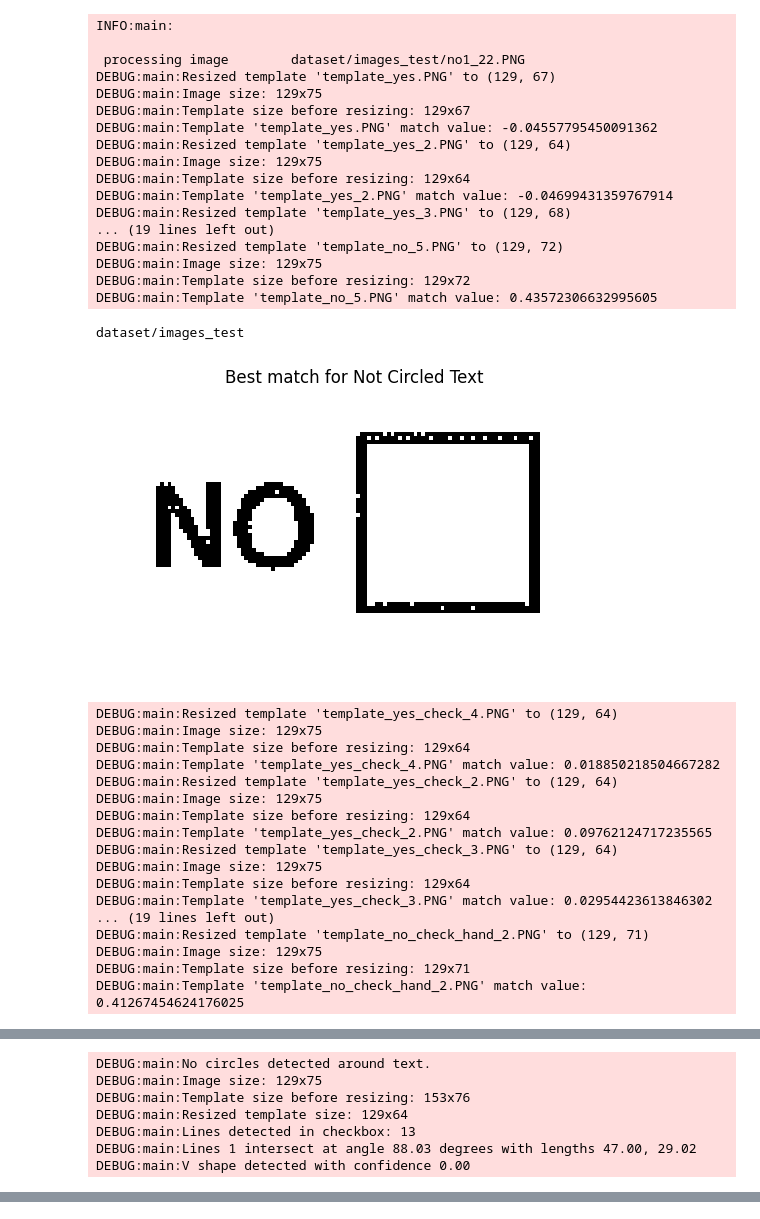
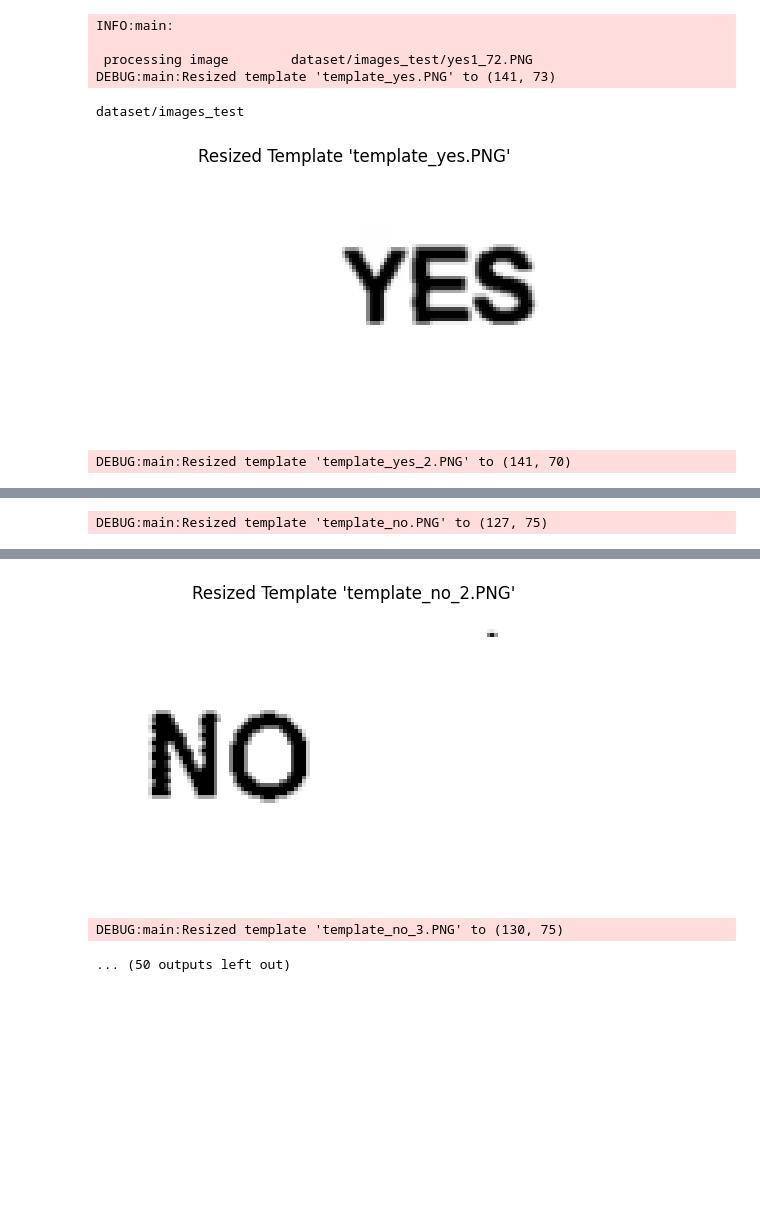
Before and after one commit to bruvio/image_detection, a Jupyter notebook: notebook.ipynb, the cells around one changed output, grey strips where cells are left out. Cells and saved outputs as stored; diff of their text form; code cells hidden in the pictures; blank space fills up the shorter version.

```diff
--- a/notebook.ipynb
+++ b/notebook.ipynb
@@ -65,67 +65,41 @@ for file_name in image_paths:
     # "no1_96",
     # "no1_97",
     # "yes1_79",
+    # "yes1_71",
+    "yes1_72",
+    # "yes1_76",
     # "no1_27",
     # "no1_2",
     # "no4",
     # "no1_71",
     # "yes1_60",
-    "no1_22"
+    # "no1_22"
 ]
 
     if name  in unique_strings:
     # if name  in unique_strings or 1:
     # break
 
-        result_payload = process_image(full_file_path, threshold=threshold, show_plots=True)
+        result_payload = process_image(full_file_path, threshold=threshold, show_plots=True, align=False, allow_resize=True)
         LOGGER.info(result_payload)
 
 
 
         # Save the resulting images with green or red text
         output_directory = 'results'
         file_name_prefix = os.path.splitext(os.path.basename(filename))[0]  # Use the original file name as prefix
         image = cv2.imread(full_file_path)
         annotated_image_path = annotate_image(
             image=image,
             result_payload=result_payload,
             output_path=output_directory,
             file_name_prefix=file_name_prefix,
         )
 # %% [output]
 INFO:main:
 
- processing image        dataset/images_test/no1_22.PNG
-DEBUG:main:Resized template 'template_yes.PNG' to (129, 67)
-DEBUG:main:Image size: 129x75
-DEBUG:main:Template size before resizing: 129x67
-DEBUG:main:Template 'template_yes.PNG' match value: -0.04557795450091362
-DEBUG:main:Resized template 'template_yes_2.PNG' to (129, 64)
-DEBUG:main:Image size: 129x75
-DEBUG:main:Template size before resizing: 129x64
-DEBUG:main:Template 'template_yes_2.PNG' match value: -0.04699431359767914
-DEBUG:main:Resized template 'template_yes_3.PNG' to (129, 68)
-... (19 lines left out)
-DEBUG:main:Resized template 'template_no_5.PNG' to (129, 72)
-DEBUG:main:Image size: 129x75
-DEBUG:main:Template size before resizing: 129x72
-DEBUG:main:Template 'template_no_5.PNG' match value: 0.43572306632995605
+ processing image        dataset/images_test/yes1_72.PNG
+DEBUG:main:Resized template 'template_yes.PNG' to (141, 73)
 dataset/images_test
-[figure, old version]
+[figure, new version]
-DEBUG:main:Resized template 'template_yes_check_4.PNG' to (129, 64)
-DEBUG:main:Image size: 129x75
-DEBUG:main:Template size before resizing: 129x64
-DEBUG:main:Template 'template_yes_check_4.PNG' match value: 0.018850218504667282
-DEBUG:main:Resized template 'template_yes_check_2.PNG' to (129, 64)
-DEBUG:main:Image size: 129x75
-DEBUG:main:Template size before resizing: 129x64
-DEBUG:main:Template 'template_yes_check_2.PNG' match value: 0.09762124717235565
-DEBUG:main:Resized template 'template_yes_check_3.PNG' to (129, 64)
-DEBUG:main:Image size: 129x75
-DEBUG:main:Template size before resizing: 129x64
-DEBUG:main:Template 'template_yes_check_3.PNG' match value: 0.02954423613846302
-... (19 lines left out)
-DEBUG:main:Resized template 'template_no_check_hand_2.PNG' to (129, 71)
-DEBUG:main:Image size: 129x75
-DEBUG:main:Template size before resizing: 129x71
-DEBUG:main:Template 'template_no_check_hand_2.PNG' match value: 0.41267454624176025
+DEBUG:main:Resized template 'template_yes_2.PNG' to (141, 70)
@@ -151,7 +109 @@ DEBUG:main:Template 'template_no_uncheck_6.PNG' match value: 0.9999997615814209
-DEBUG:main:No circles detected around text.
-DEBUG:main:Image size: 129x75
-DEBUG:main:Template size before resizing: 153x76
-DEBUG:main:Resized template size: 129x64
-DEBUG:main:Lines detected in checkbox: 13
-DEBUG:main:Lines 1 intersect at angle 88.03 degrees with lengths 47.00, 29.02
-DEBUG:main:V shape detected with confidence 0.00
+DEBUG:main:Resized template 'template_no.PNG' to (127, 75)
@@ -161,3 +112,6 @@ INFO:main:Annotated image saved to results/no1_22_annotated.png
+[figure, added]
+DEBUG:main:Resized template 'template_no_3.PNG' to (130, 75)
+... (50 outputs left out)
 # %%
 # epsilon_values = [0.01, 0.02, 0.03, 0.05]
 
```
Also changed, not shown: parts of 1 cell of this notebook, 1 other file.
